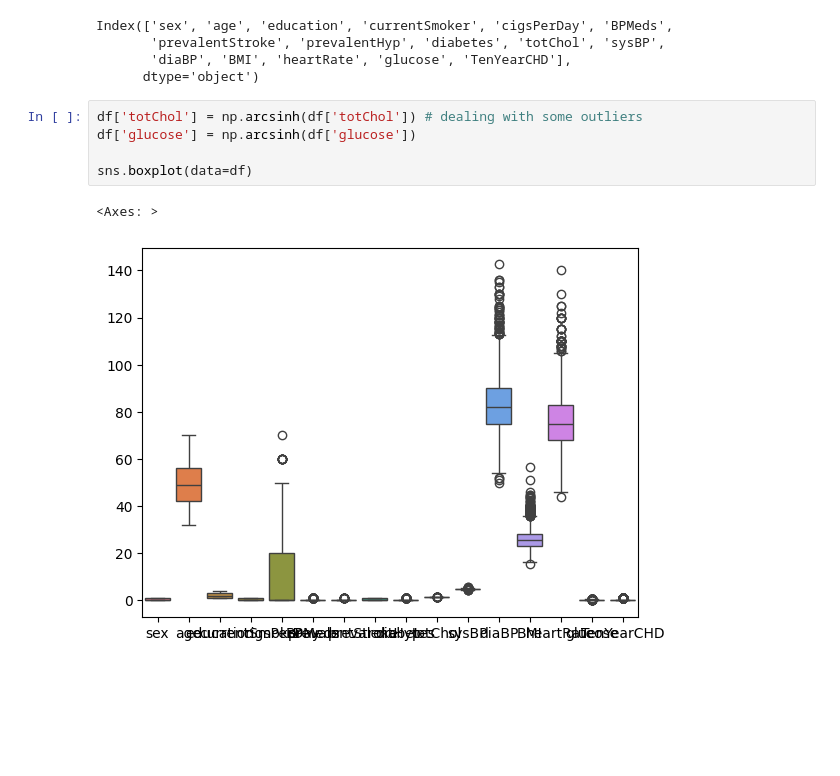
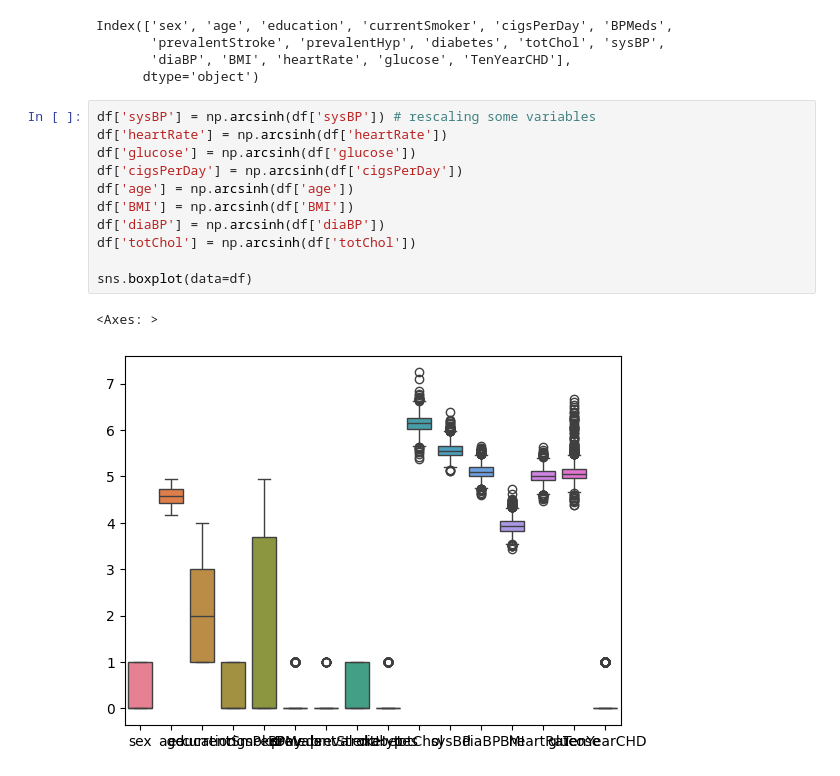
Before and after one commit to vcn2fj/project_chd, a Jupyter notebook: project2.ipynb, the cells around one changed output. Saved outputs shown, nothing was run; the diff lists cells and outputs as text; blank space fills up the shorter version.

```diff
--- a/project2.ipynb
+++ b/project2.ipynb
@@ -82,10 +82,16 @@ Index(['sex', 'age', 'education', 'currentSmoker', 'cigsPerDay', 'BPMeds',
        'diaBP', 'BMI', 'heartRate', 'glucose', 'TenYearCHD'],
       dtype='object')
 # %%
-df['totChol'] = np.arcsinh(df['totChol']) # dealing with some outliers
+df['sysBP'] = np.arcsinh(df['sysBP']) # rescaling some variables
+df['heartRate'] = np.arcsinh(df['heartRate'])
 df['glucose'] = np.arcsinh(df['glucose'])
+df['cigsPerDay'] = np.arcsinh(df['cigsPerDay'])
+df['age'] = np.arcsinh(df['age'])
+df['BMI'] = np.arcsinh(df['BMI'])
+df['diaBP'] = np.arcsinh(df['diaBP'])
+df['totChol'] = np.arcsinh(df['totChol'])
 
 sns.boxplot(data=df)
 # %% [output]
 <Axes: >
-[figure, old version]
+[figure, new version]
```
Also changed, not shown: parts of 2 cells of this notebook.
